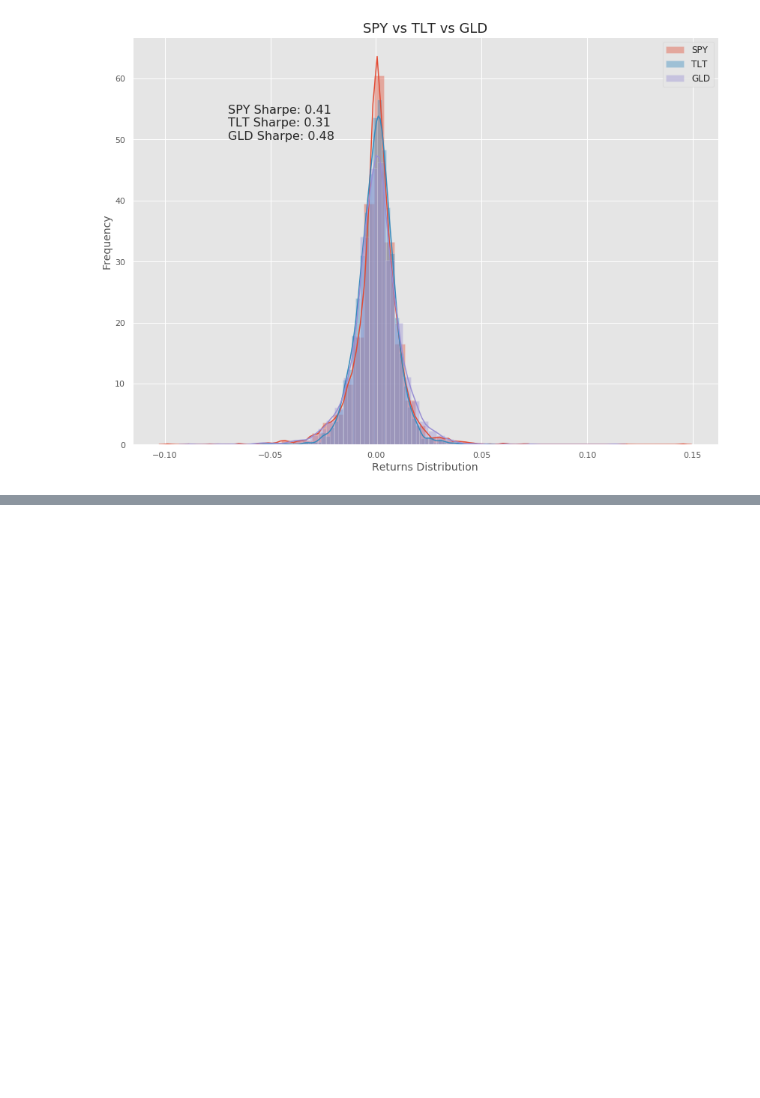
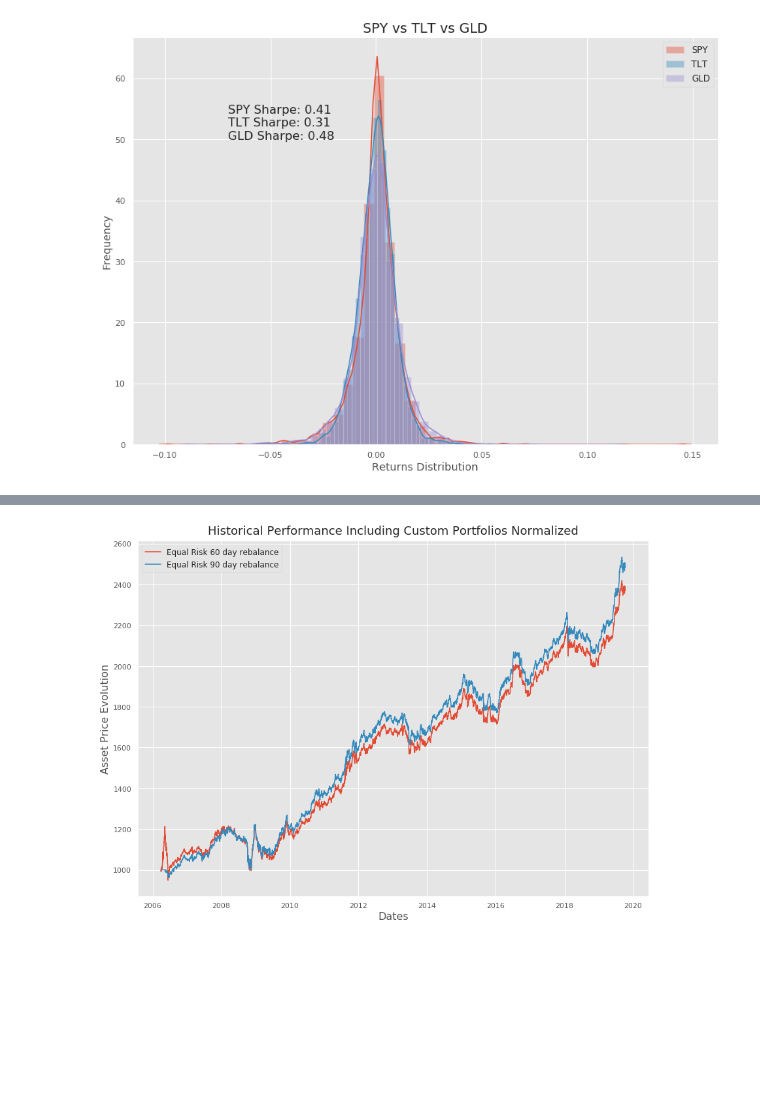
Before and after one commit to wrk1231/EqualCapitalVSEqualRisk, a Jupyter notebook: EqualCapitalVSEqualRisk.ipynb, the cells around one changed output, grey strips where cells are left out. Cells and saved outputs as stored; diff of their text form; code cells hidden in the pictures; blank space fills up the shorter version.

```diff
--- a/EqualCapitalVSEqualRisk.ipynb
+++ b/EqualCapitalVSEqualRisk.ipynb
@@ -234,8 +257,3 @@ plt.ylabel('Frequency',fontsize=14)
 plt.show();
 # %% [output]
 [figure]
-# %%
-all_cov = []
-for i in range(1,day_counts//FREQ + 1):
-    ## Indexing the covariance matrix, in pair of (date, covariance matrix)
-    all_cov.append( (cov_series.index[(i*FREQ-1)*3][0] ,cov_series.iloc[(i*FREQ-1)*3 : i*FREQ*3]))
@@ -261,11 +314,3 @@ def weight_calculation(cov_df):
     result.extend(list(ans.x))
     result.append(1- ans.x.sum())
     return np.array(result)
-# %%
-rebalance_pair = {}
-for i in range(day_counts//FREQ ):
-    res = weight_calculation(all_cov[i][1])
-    rebalance_pair.update({all_cov[i][0] : res})
-rebalance_pair = pd.Series(rebalance_pair)
-rebalance_date = rebalance_pair.index.values
-rebalance_weight = rebalance_pair.values
@@ -291,18 +316,0 @@ equal_risk_result = pd.Series(equal_risk_result)
-# %%
-equal_capital_weight = np.array([1,1,1])/3
-current_asset = equal_capital_weight * 1000
-equal_capital_result = {rebalance_date[0] : 1000}
-
-for date in new_calendar:
-
-    if date not in rebalance_date:
-        current_asset = current_asset * (returns_mul_factor.loc[date].values)
-        current_level = current_asset.sum()
-        equal_capital_result.update({date: current_level})
-    else:
-        current_asset = current_asset * (returns_mul_factor.loc[date].values)
-        current_level = current_asset.sum()
-        current_asset = equal_capital_weight * current_level
-        equal_capital_result.update({date: current_level})
-
-equal_capital_result = pd.Series(equal_capital_result)
@@ -309,17 +458,21 @@ equal_capital_result = pd.Series(equal_capital_result)
+# %%
+backtest_result2 = pd.DataFrame()
+backtest_result2['Equal Risk 60 day rebalance'] = Backtest(frequency = 60, method = "Equal Risk")
+backtest_result2['Equal Risk 90 day rebalance'] = Backtest(frequency= 90, method = "Equal Risk")
+backtest_result2_nafilled = backtest_result2.fillna(1000)
 # %%
-from matplotlib import patheffects
 fig6 =plt.figure(figsize=(14,10))
 ax = plt.gca()
-ax.plot([equal_capital_result, equal_risk_result])
+ax.plot(backtest_result2_nafilled[['Equal Risk 60 day rebalance', 'Equal Risk 90 day rebalance']])
 
 title_text_obj = plt.title("Historical Performance Including Custom Portfolios Normalized", fontsize = 18,
                           verticalalignment = 'bottom')
 
-pe = patheffects.withSimplePatchShadow(offset = (1, -1), shadow_rgbFace = (1,0,0),
-                                      alpha = 0.8)
 xlabel_obj = plt.xlabel('Dates', fontsize = 16)
 ylabel_obj = plt.ylabel('Asset Price Evolution', fontsize = 16)
-ax.legend(('Equal Capital', 'Equal Risk'),fontsize = 12)
+ax.legend(('Equal Risk 60 day rebalance', 'Equal Risk 90 day rebalance'),fontsize = 12)
 ax.annotate('EM Portfolio provides \nhigher risk adjusted return',('2018-04-30',1.4),xycoords = 'data',xytext =('2013-08-30',1.4),arrowprops =dict(arrowstyle ='->'),fontsize=14)
 plt.show()
 # fig6.savefig('portfolioscomp.png',dpi=fig6.dpi)
+# %% [output]
+[figure, added]
```
Also changed, not shown: parts of 19 cells of this notebook.
